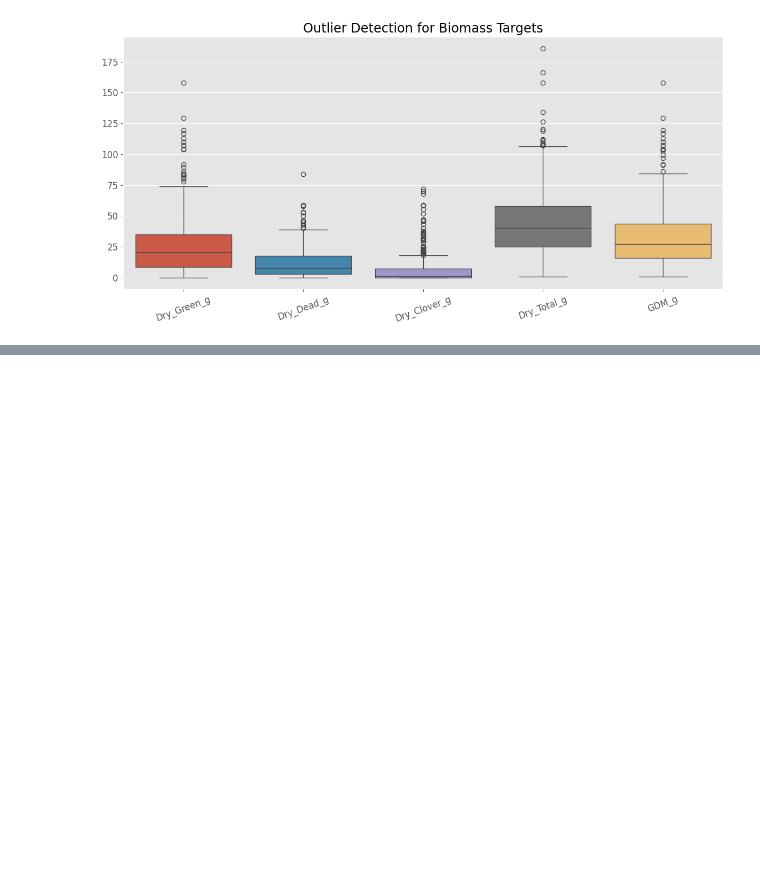
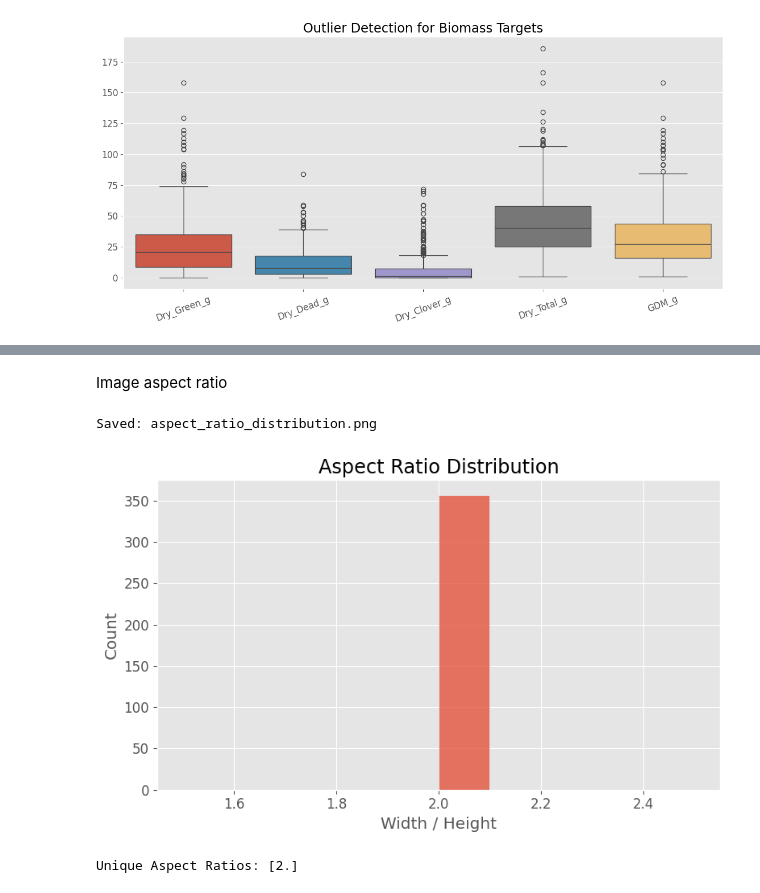
Before and after one commit to patelshivam109/Image-to-Biomass, a Jupyter notebook: notebooks/02_eda.ipynb, the cells around one changed output, grey strips where cells are left out. Saved outputs shown, nothing was run; the diff lists cells and outputs as text; code cells hidden in the pictures; blank space fills up the shorter version.

```diff
--- a/notebooks/02_eda.ipynb
+++ b/notebooks/02_eda.ipynb
@@ -344,0 +445,21 @@ Saved: outliers.png
+# %% [markdown]
+Image aspect ratio
+# %%
+aspect_ratio = resolution_df["Width"] / resolution_df["Height"]
+
+plt.figure(figsize=(8,5))
+
+sns.histplot(aspect_ratio, bins=10)
+
+plt.title("Aspect Ratio Distribution")
+plt.xlabel("Width / Height")
+
+save_plot("aspect_ratio_distribution.png")
+
+plt.show()
+
+print("Unique Aspect Ratios:", aspect_ratio.unique())
+# %% [output]
+Saved: aspect_ratio_distribution.png
+[figure, added]
+Unique Aspect Ratios: [2.]
```
Also changed, not shown: parts of 10 cells of this notebook, 3 other files.
